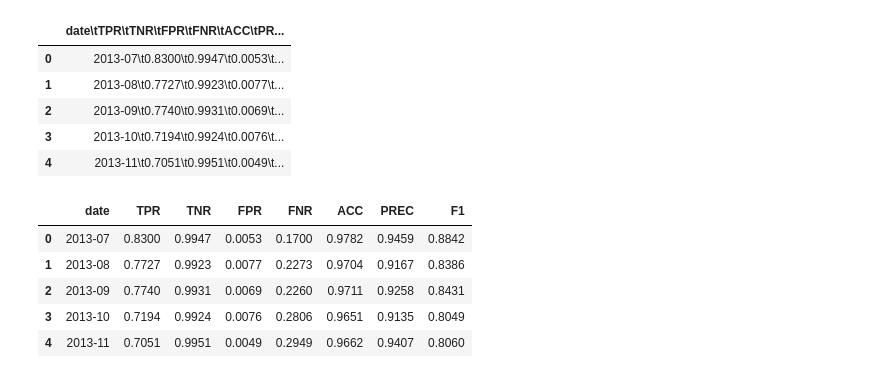
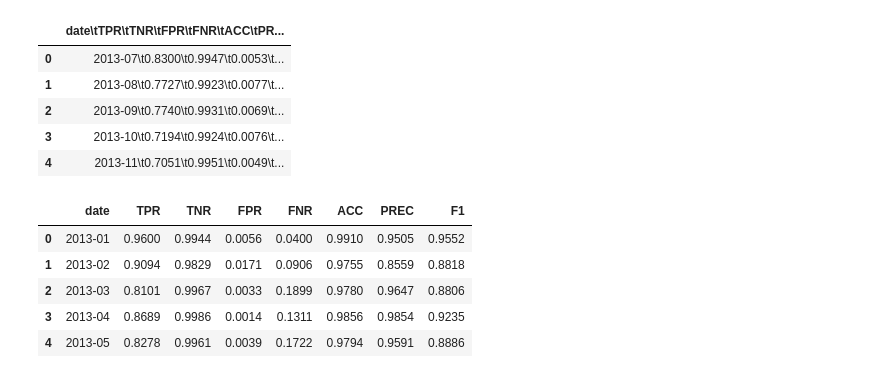
Before and after one commit to IQSeC-Lab/CITADEL, a Jupyter notebook: analyzer.ipynb, the cells around one changed output. Cells and saved outputs as stored; diff of their text form; code cells hidden in the pictures.

```diff
--- a/analyzer.ipynb
+++ b/analyzer.ipynb
@@ -19,19 +19,20 @@ combined_df.head()
 | 2 | 2013-09\t0.7740\t0.9931\t0.0069\t... |
 | 3 | 2013-10\t0.7194\t0.9924\t0.0076\t... |
 | 4 | 2013-11\t0.7051\t0.9951\t0.0049\t... |
+# %%
+import pandas as pd
+import glob
+combined_df = pd.read_csv("/home/ihossain/ISMAIL/SSL-malware/results_ours/gen_apigraph_cnt200_03.11-12.44.16_test.csv")
 # %%
 # Split the single column into multiple columns using tab as the delimiter
 combined_df = combined_df['date\tTPR\tTNR\tFPR\tFNR\tACC\tPREC\tF1'].str.split('\t', expand=True)
 
 # Rename the columns
 combined_df.columns = ['date', 'TPR', 'TNR', 'FPR', 'FNR', 'ACC', 'PREC', 'F1']
-
-# Display the updated DataFrame
-combined_df.head()
 # %% [output]
 |  | date | TPR | TNR | FPR | FNR | ACC | PREC | F1 |
-| 0 | 2013-07 | 0.8300 | 0.9947 | 0.0053 | 0.1700 | 0.9782 | 0.9459 | 0.8842 |
-| 1 | 2013-08 | 0.7727 | 0.9923 | 0.0077 | 0.2273 | 0.9704 | 0.9167 | 0.8386 |
-| 2 | 2013-09 | 0.7740 | 0.9931 | 0.0069 | 0.2260 | 0.9711 | 0.9258 | 0.8431 |
-| 3 | 2013-10 | 0.7194 | 0.9924 | 0.0076 | 0.2806 | 0.9651 | 0.9135 | 0.8049 |
-| 4 | 2013-11 | 0.7051 | 0.9951 | 0.0049 | 0.2949 | 0.9662 | 0.9407 | 0.8060 |
+| 0 | 2013-01 | 0.9600 | 0.9944 | 0.0056 | 0.0400 | 0.9910 | 0.9505 | 0.9552 |
+| 1 | 2013-02 | 0.9094 | 0.9829 | 0.0171 | 0.0906 | 0.9755 | 0.8559 | 0.8818 |
+| 2 | 2013-03 | 0.8101 | 0.9967 | 0.0033 | 0.1899 | 0.9780 | 0.9647 | 0.8806 |
+| 3 | 2013-04 | 0.8689 | 0.9986 | 0.0014 | 0.1311 | 0.9856 | 0.9854 | 0.9235 |
+| 4 | 2013-05 | 0.8278 | 0.9961 | 0.0039 | 0.1722 | 0.9794 | 0.9591 | 0.8886 |
```
Also changed, not shown: parts of 2 cells of this notebook, 7 other files.
